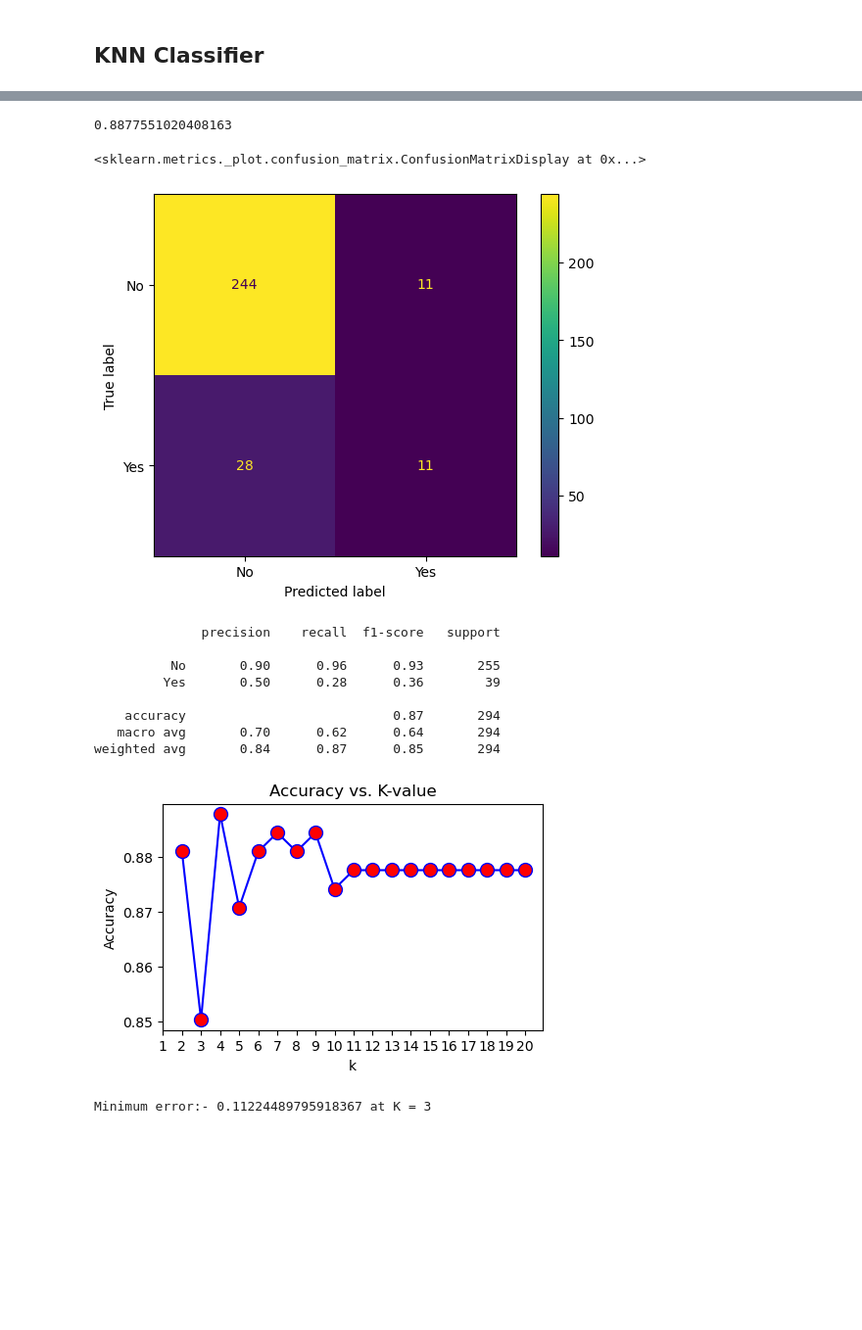
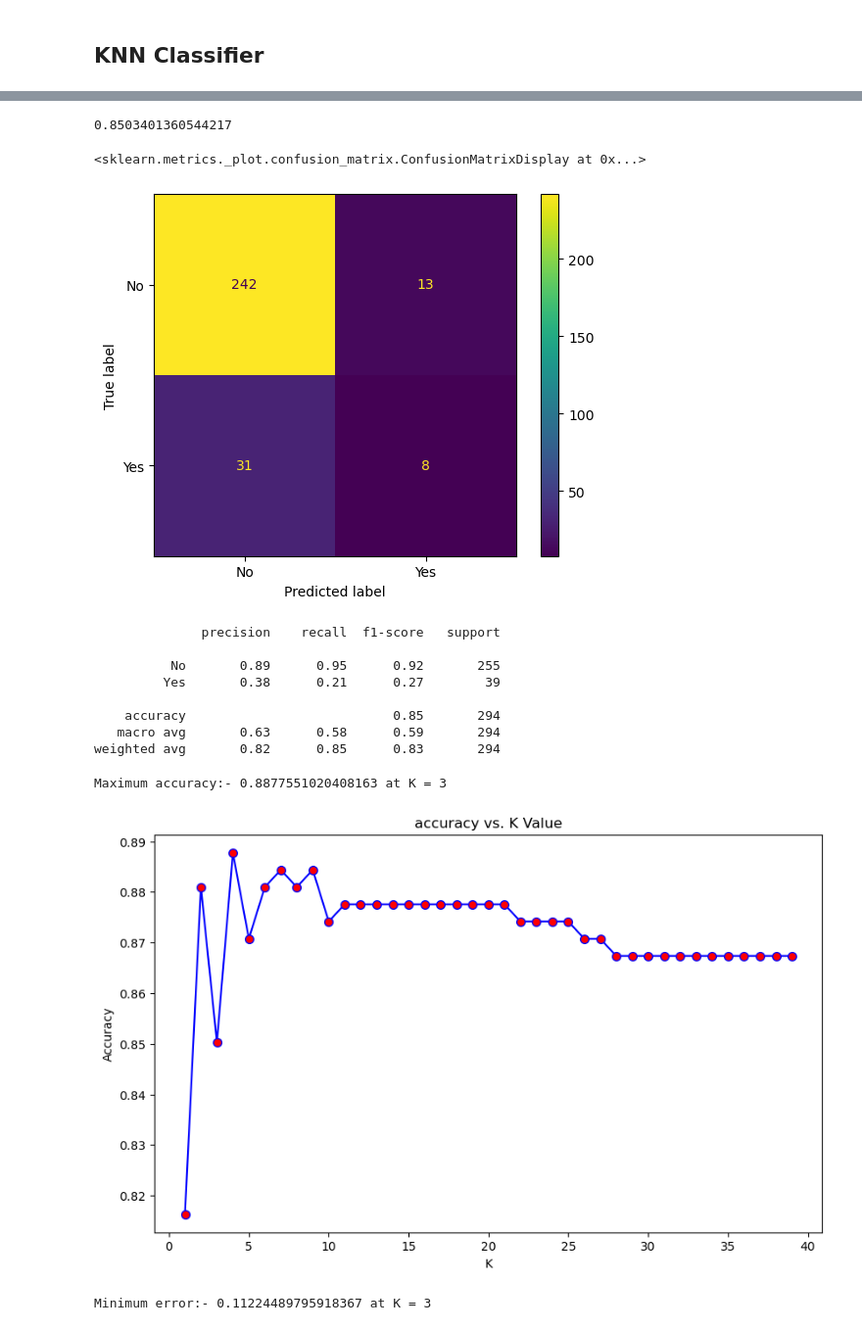
Before and after one commit to mstf53/Final_bootcamp_project, a Jupyter notebook: notebooks/Model.ipynb, the cells around one changed output, grey strips where cells are left out. Shown at 98% size. Cells and saved outputs as stored; diff of their text form; code cells hidden in the pictures; blank space fills up the shorter version.

```diff
--- a/notebooks/Model.ipynb
+++ b/notebooks/Model.ipynb
@@ -239,10 +291,10 @@ weighted avg       0.84      0.87      0.85       294
 # %% [markdown]
 ## KNN Classifier
 # %%
-neigh = KNeighborsClassifier(n_neighbors=4)
+neigh = KNeighborsClassifier(n_neighbors=3)
 neigh.fit(X_train, y_train)
 
-y_train_pred = clf.predict(X_train)
-y_test_pred = clf.predict(X_test)
+y_train_pred = neigh.predict(X_train)
+y_test_pred = neigh.predict(X_test)
 print(y_test_pred)
 # %% [output]
@@ -266,7 +322,7 @@ print(y_test_pred)
 # %%
 neigh.score(X_test, y_test)
 # %% [output]
-0.8877551020408163
+0.8503401360544217
 # %%
 cm_test = confusion_matrix(y_test, y_test_pred)
 
@@ -275,15 +331,15 @@ disp.plot()
 #plt.show()
 # %% [output]
 <sklearn.metrics._plot.confusion_matrix.ConfusionMatrixDisplay at 0x...>
-[figure, old version]
+[figure, new version]
 # %%
 print(classification_report(y_test, y_test_pred))
 # %% [output]
               precision    recall  f1-score   support
 
-          No       0.90      0.96      0.93       255
-         Yes       0.50      0.28      0.36        39
+          No       0.89      0.95      0.92       255
+         Yes       0.38      0.21      0.27        39
 
-    accuracy                           0.87       294
-   macro avg       0.70      0.62      0.64       294
-weighted avg       0.84      0.87      0.85       294
+    accuracy                           0.85       294
+   macro avg       0.63      0.58      0.59       294
+weighted avg       0.82      0.85      0.83       294
@@ -319,7 +346,19 @@ def plot_k(X_train, X_test, y_train, y_test, max_k=20):
-# %%
-plot_k(X_train, X_test, y_train, y_test)
-# %% [output]
-[figure, removed]
+# %%
+acc = []
+
+for i in range(1,40):
+    neigh = KNeighborsClassifier(n_neighbors = i).fit(X_train,y_train)
+    acc.append(neigh.score(X_test, y_test))
+
+plt.figure(figsize=(10,6))
+plt.plot(range(1,40),acc,color = 'blue', marker='o',markerfacecolor='red', markersize=7)
+plt.title('accuracy vs. K Value')
+plt.xlabel('K')
+plt.ylabel('Accuracy')
+print("Maximum accuracy:-",max(acc),"at K =",acc.index(max(acc)))
+# %% [output]
+Maximum accuracy:- 0.8877551020408163 at K = 3
+[figure, added]
 # %%
 error_rate = []
 for i in range(1,40):
```
Also changed, not shown: parts of 32 cells of this notebook, 16 other files.
